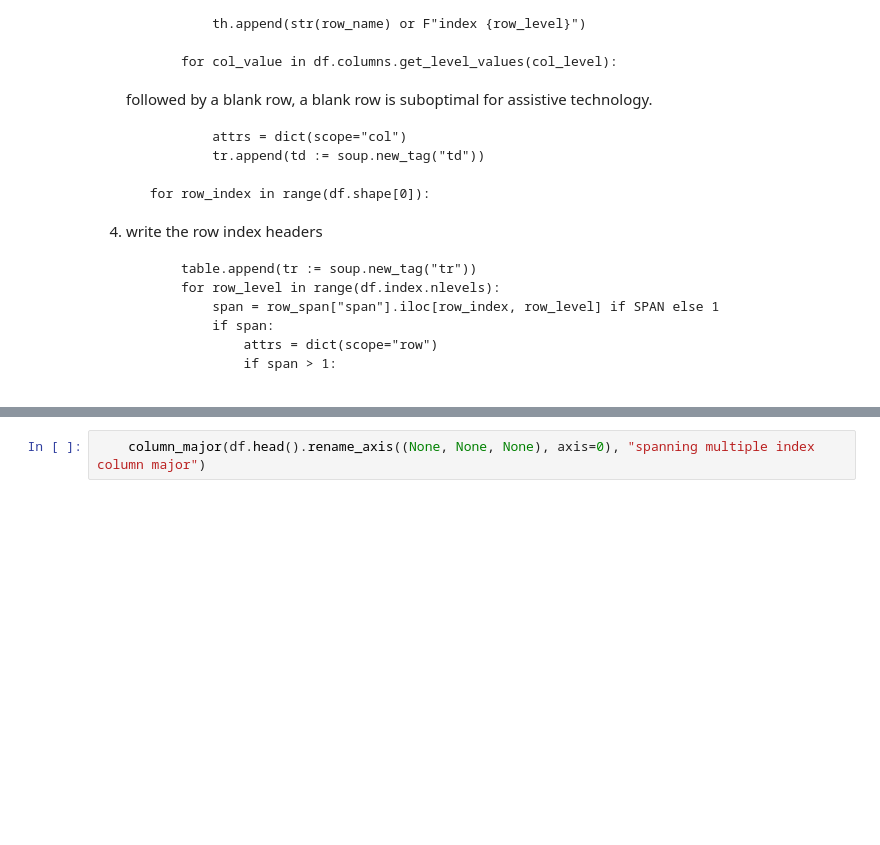
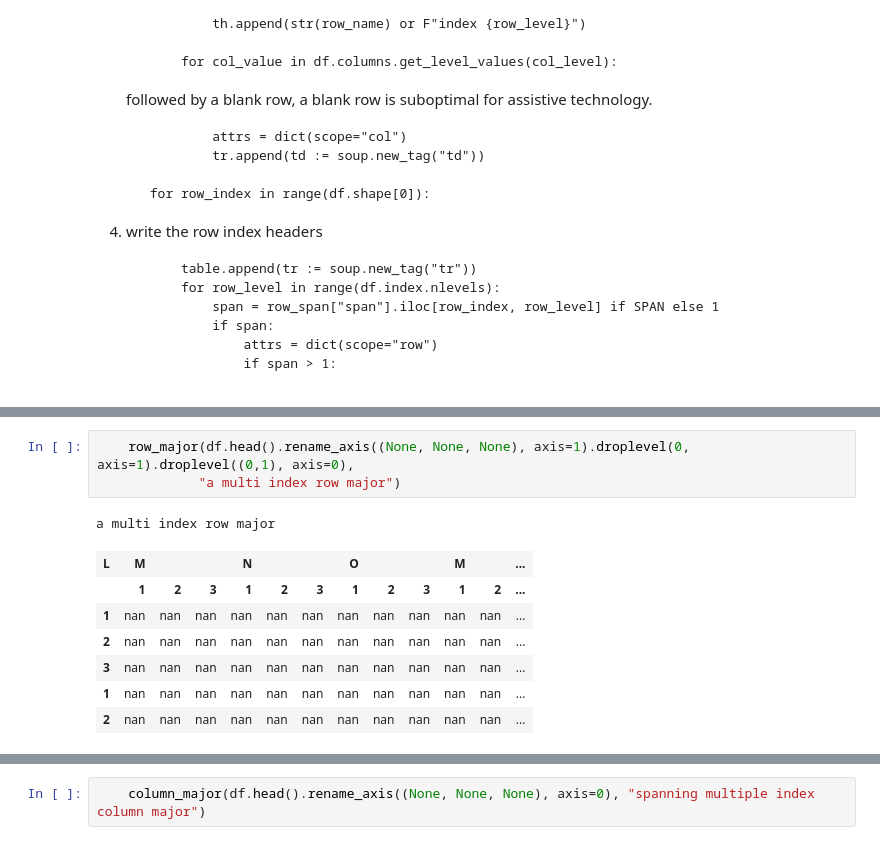
Before and after one commit to tonyfast/tonyfast, a Jupyter notebook: tonyfast/xxiv/2024-02-20-multiindex-html.ipynb, the cells around one changed output, grey strips where cells are left out. Drawn from its saved outputs; the diff is of its cells as text; blank space fills up the shorter version.

Commit message:
more content to the tables repr

```diff
--- a/tonyfast/xxiv/2024-02-20-multiindex-html.ipynb
+++ b/tonyfast/xxiv/2024-02-20-multiindex-html.ipynb
@@ -372,0 +601,12 @@ replace the `bs4.BeautifulSoup` representation with an html representation
+# %%
+    row_major(df.head().rename_axis((None, None, None), axis=1).droplevel(0, axis=1).droplevel((0,1), axis=0),
+             "a multi index row major")
+# %% [output]
+a multi index row major
+| L | M |  |  | N |  |  | O |  |  | M |  | ... |
+|  | 1 | 2 | 3 | 1 | 2 | 3 | 1 | 2 | 3 | 1 | 2 | ... |
+| 1 | nan | nan | nan | nan | nan | nan | nan | nan | nan | nan | nan | ... |
+| 2 | nan | nan | nan | nan | nan | nan | nan | nan | nan | nan | nan | ... |
+| 3 | nan | nan | nan | nan | nan | nan | nan | nan | nan | nan | nan | ... |
+| 1 | nan | nan | nan | nan | nan | nan | nan | nan | nan | nan | nan | ... |
+| 2 | nan | nan | nan | nan | nan | nan | nan | nan | nan | nan | nan | ... |
```
Also changed, not shown: parts of 21 cells of this notebook.
